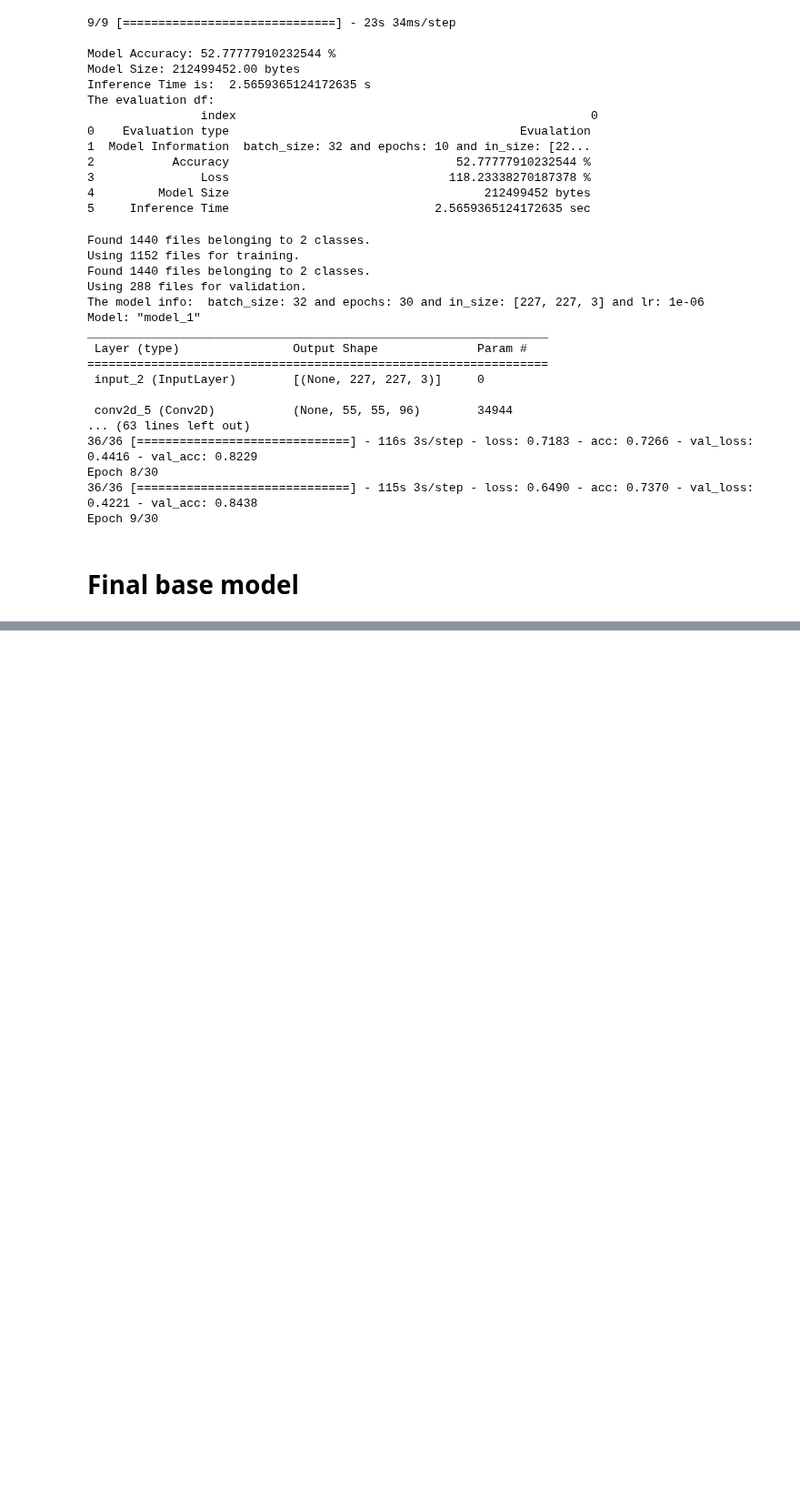
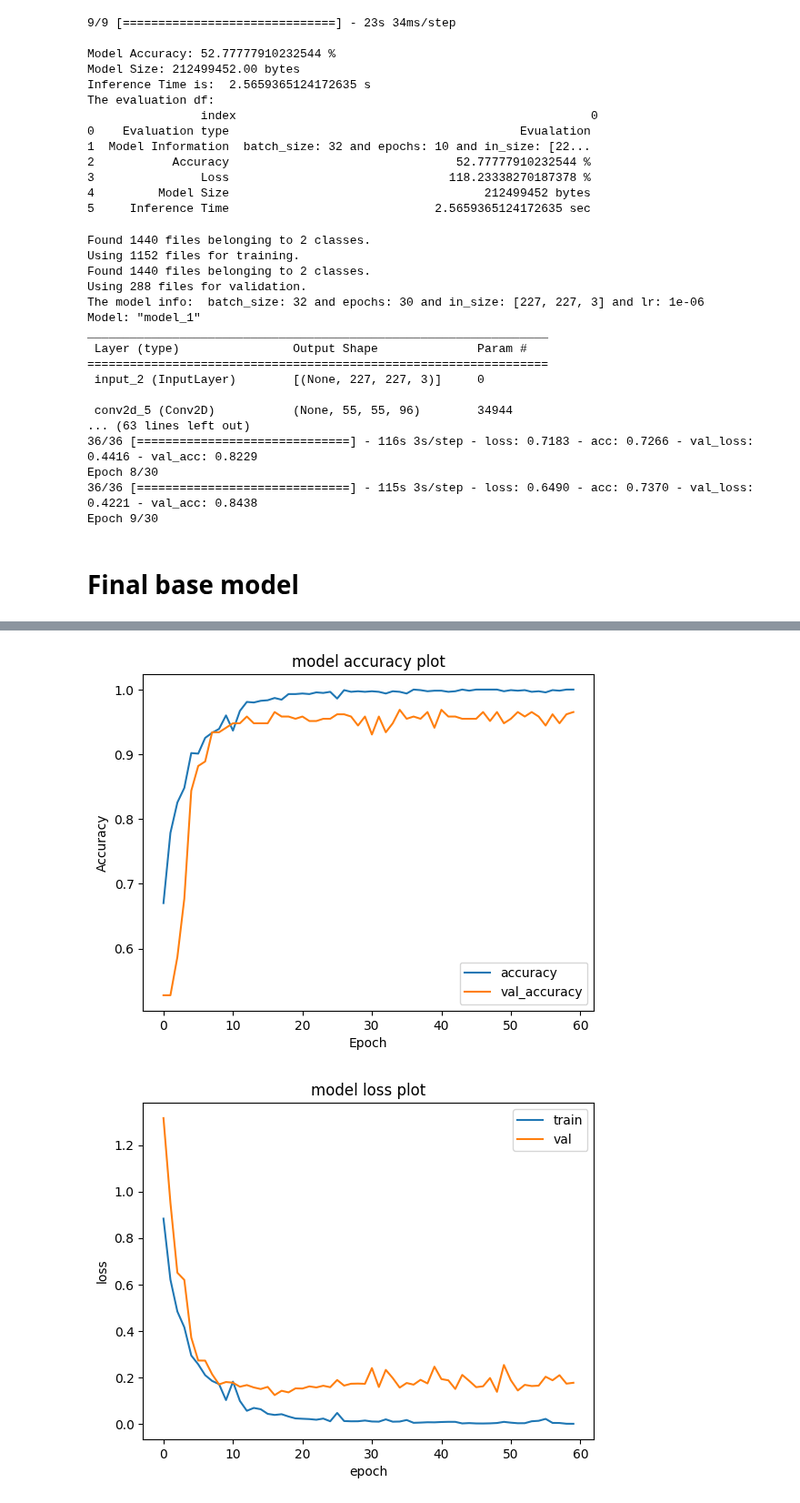
Before and after one commit to nagusubra/Solar_panel_dust_detection, a Jupyter notebook: Solar_panel_dust_detection.ipynb, the cells around one changed output, grey strips where cells are left out. Shown at 91% size. Drawn from its saved outputs; the diff is of its cells as text; code cells hidden in the pictures; blank space fills up the shorter version.

```diff
--- a/Solar_panel_dust_detection.ipynb
+++ b/Solar_panel_dust_detection.ipynb
@@ -722,8 +722,8 @@ def SolNet_final_base_model(in_size):
   # SolNet.save('models/solnet.h5')   # don't have to sabe the model before training
 
   #  SolNet.compile(optimizer=Adam(.0001, .8, .9), loss=binary_crossentropy, metrics=['acc'])
-  # SolNet.compile(optimizer=Adam(.00001), loss=binary_crossentropy, metrics=['acc']) # no beta parameters and with 10^-5 as lr
-  SolNet.compile(optimizer=Adam(.000001), loss=binary_crossentropy, metrics=['acc']) # no beta parameters and with 10^-6 as lr
+  SolNet.compile(optimizer=Adam(.00001), loss=binary_crossentropy, metrics=['acc']) # no beta parameters and with 10^-5 as lr
+  # SolNet.compile(optimizer=Adam(.000001), loss=binary_crossentropy, metrics=['acc']) # no beta parameters and with 10^-6 as lr
 
   SolNet.summary()
 
@@ -773,2 +786,21 @@ display(evulation_df)
 # %%
 final_base_model.save('/content/drive/MyDrive/Solar_panel_dust_detection/final_base_model/final_base_model.h5')
+# %%
+plt.plot(history.history['acc'], label='accuracy')
+plt.plot(history.history['val_acc'], label = 'val_accuracy')
+plt.title('model accuracy plot')
+plt.xlabel('Epoch')
+plt.ylabel('Accuracy')
+plt.legend(loc='best')
+plt.show()
+
+plt.plot(history.history['loss'])
+plt.plot(history.history['val_loss'])
+plt.title('model loss plot')
+plt.ylabel('loss')
+plt.xlabel('epoch')
+plt.legend(['train', 'val'], loc='best')
+plt.show()
+# %% [output]
+[figure, added]
+[figure, added]
```
Also changed, not shown: parts of 2 cells of this notebook.
